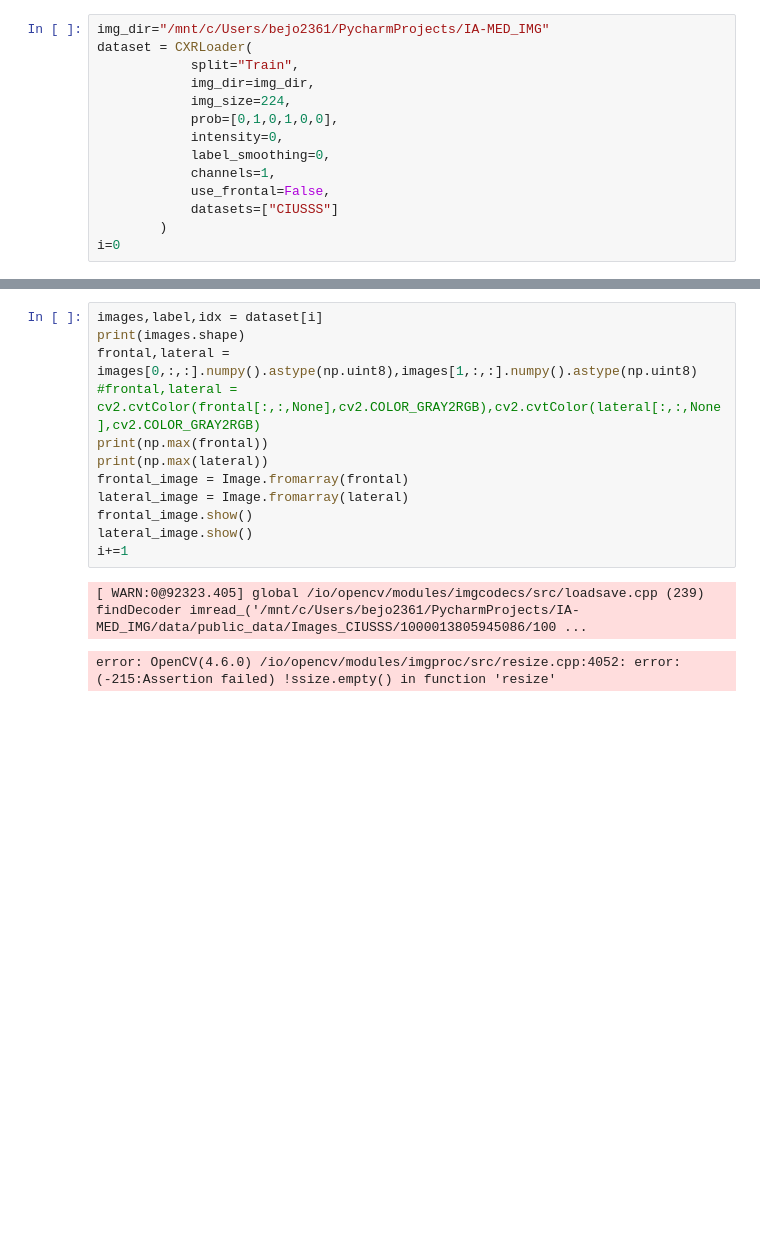
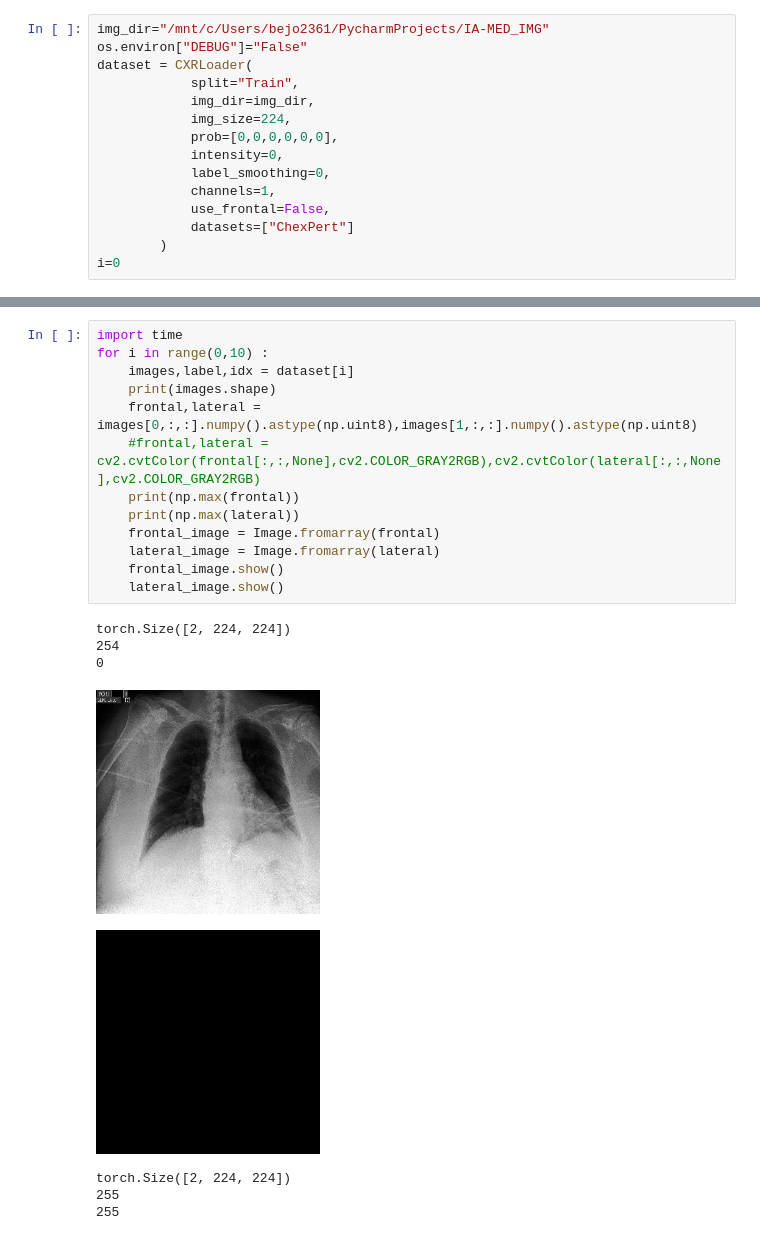
Before and after one commit to CCSMTL/IA-MED_IMG, a Jupyter notebook: CheXpert2/sanity_check.ipynb, the cells around one changed output, grey strips where cells are left out. Drawn from its saved outputs; the diff is of its cells as text; blank space fills up the shorter version.

```diff
--- a/CheXpert2/sanity_check.ipynb
+++ b/CheXpert2/sanity_check.ipynb
@@ -13,14 +17,15 @@ from PIL import Image
 # %%
 img_dir="/mnt/c/Users/bejo2361/PycharmProjects/IA-MED_IMG"
+os.environ["DEBUG"]="False"
 dataset = CXRLoader(
             split="Train",
             img_dir=img_dir,
             img_size=224,
-            prob=[0,1,0,1,0,0],
+            prob=[0,0,0,0,0,0],
             intensity=0,
             label_smoothing=0,
             channels=1,
             use_frontal=False,
-            datasets=["CIUSSS"]
+            datasets=["ChexPert"]
         )
 i=0
@@ -27,15 +41,22 @@ i=0
 # %%
-images,label,idx = dataset[i]
-print(images.shape)
-frontal,lateral =   images[0,:,:].numpy().astype(np.uint8),images[1,:,:].numpy().astype(np.uint8)
-#frontal,lateral = cv2.cvtColor(frontal[:,:,None],cv2.COLOR_GRAY2RGB),cv2.cvtColor(lateral[:,:,None],cv2.COLOR_GRAY2RGB)
-print(np.max(frontal))
-print(np.max(lateral))
-frontal_image = Image.fromarray(frontal)
-lateral_image = Image.fromarray(lateral)
-frontal_image.show()
-lateral_image.show()
-i+=1
+import time
+for i in range(0,10) :
+    images,label,idx = dataset[i]
+    print(images.shape)
+    frontal,lateral =   images[0,:,:].numpy().astype(np.uint8),images[1,:,:].numpy().astype(np.uint8)
+    #frontal,lateral = cv2.cvtColor(frontal[:,:,None],cv2.COLOR_GRAY2RGB),cv2.cvtColor(lateral[:,:,None],cv2.COLOR_GRAY2RGB)
+    print(np.max(frontal))
+    print(np.max(lateral))
+    frontal_image = Image.fromarray(frontal)
+    lateral_image = Image.fromarray(lateral)
+    frontal_image.show()
+    lateral_image.show()
 # %% [output]
-[ WARN:0@92323.405] global /io/opencv/modules/imgcodecs/src/loadsave.cpp (239) findDecoder imread_('/mnt/c/Users/bejo2361/PycharmProjects/IA-MED_IMG/data/public_data/Images_CIUSSS/1000013805945086/100 ...
+torch.Size([2, 224, 224])
+254
+0
+[figure, added]
+[figure, added]
-error: OpenCV(4.6.0) /io/opencv/modules/imgproc/src/resize.cpp:4052: error: (-215:Assertion failed) !ssize.empty() in function 'resize'
+torch.Size([2, 224, 224])
+255
+255
```
Also changed, not shown: parts of 12 cells of this notebook, 3 other files.
